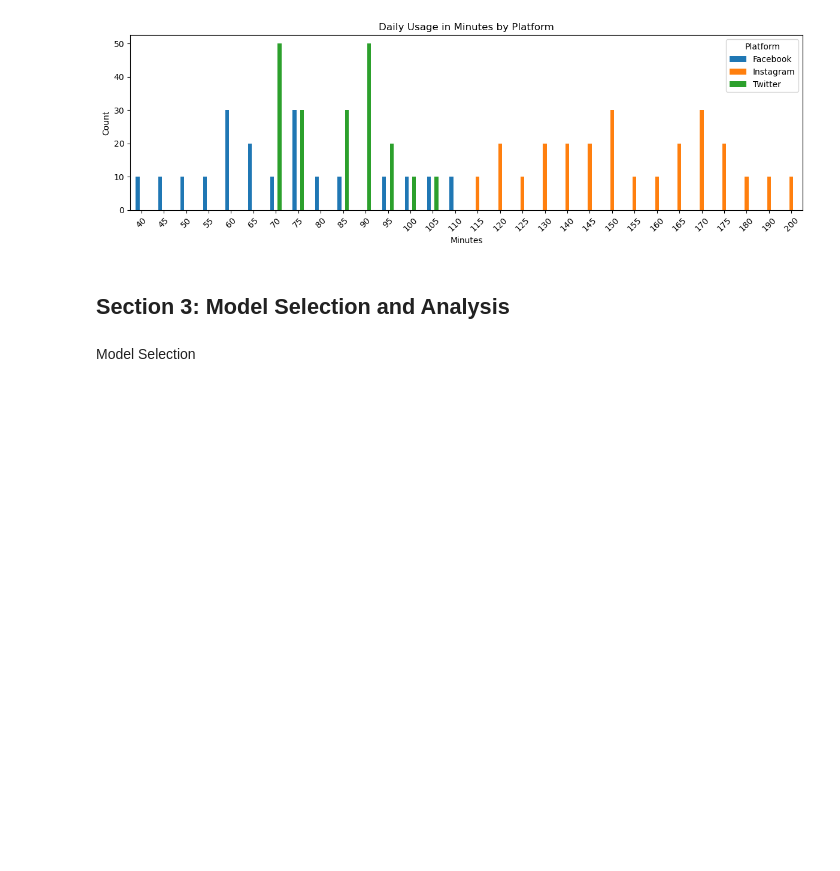
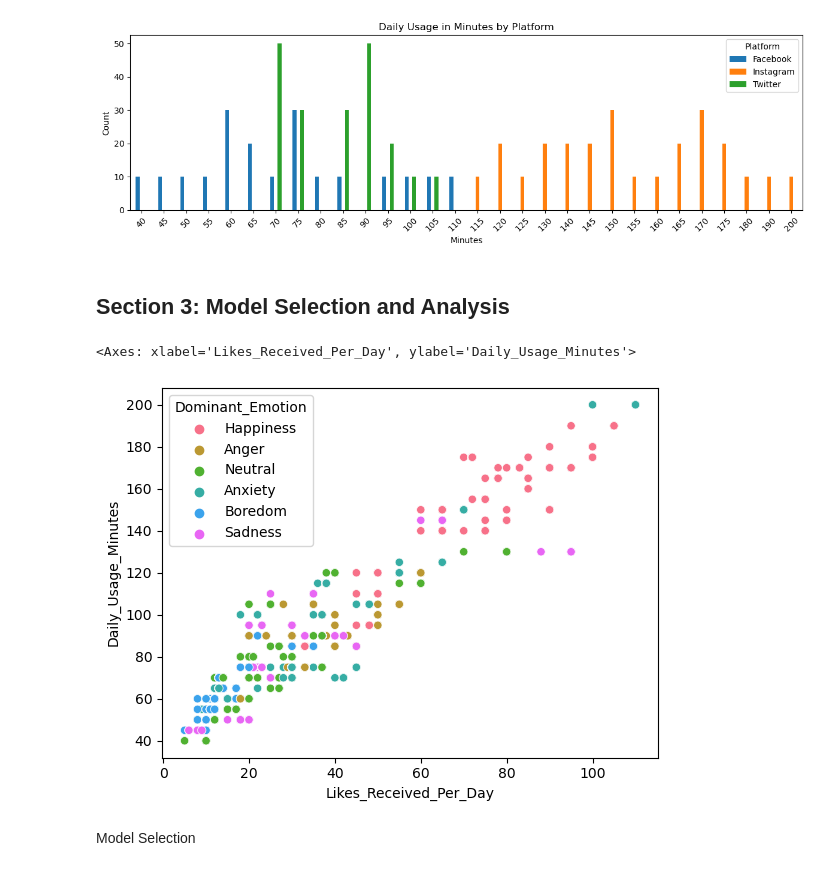
Before and after one commit to confooshius/Social-Media-MS-AAI, a Jupyter notebook: Social_Media_Notebook_v6.ipynb, the cells around one changed output. Cells and saved outputs as stored; diff of their text form; code cells hidden in the pictures; blank space fills up the shorter version.

```diff
--- a/Social_Media_Notebook_v6.ipynb
+++ b/Social_Media_Notebook_v6.ipynb
@@ -1042,6 +1042,13 @@ Twitter    200.0   83.750000  10.852483   70.0   73.75   85.0   90.0  105.0
 [figure]
 # %% [markdown]
 ## Section 3: Model Selection and Analysis
+# %%
+# visualization 'Likes_Received_Per_Day' vs 'Daily_Usage_Time (minutes)' depending on 'Dominant_Emotion'
+
+sns.scatterplot(social_df, x='Likes_Received_Per_Day', y='Daily_Usage_Minutes', hue='Dominant_Emotion', palette="husl", sizes=5)
+# %% [output]
+<Axes: xlabel='Likes_Received_Per_Day', ylabel='Daily_Usage_Minutes'>
+[figure, added]
 # %% [markdown]
 Model Selection
 # %%
```
